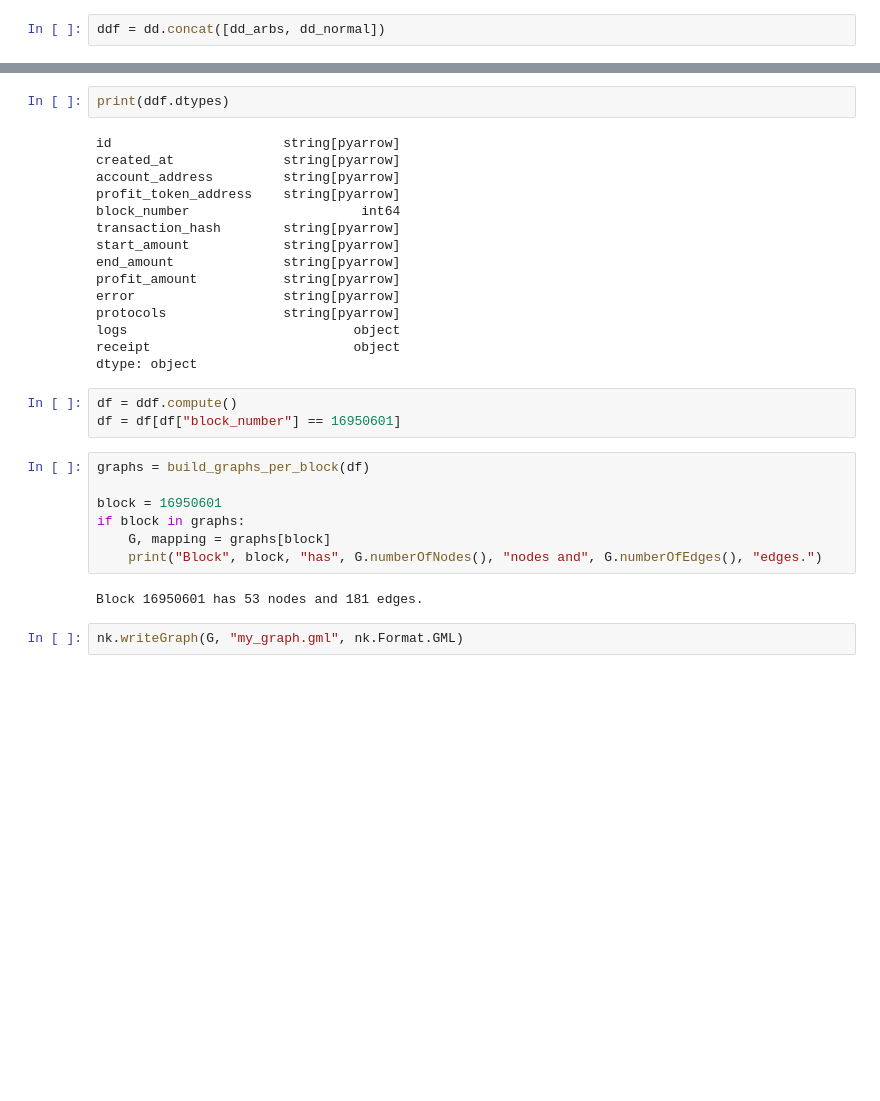
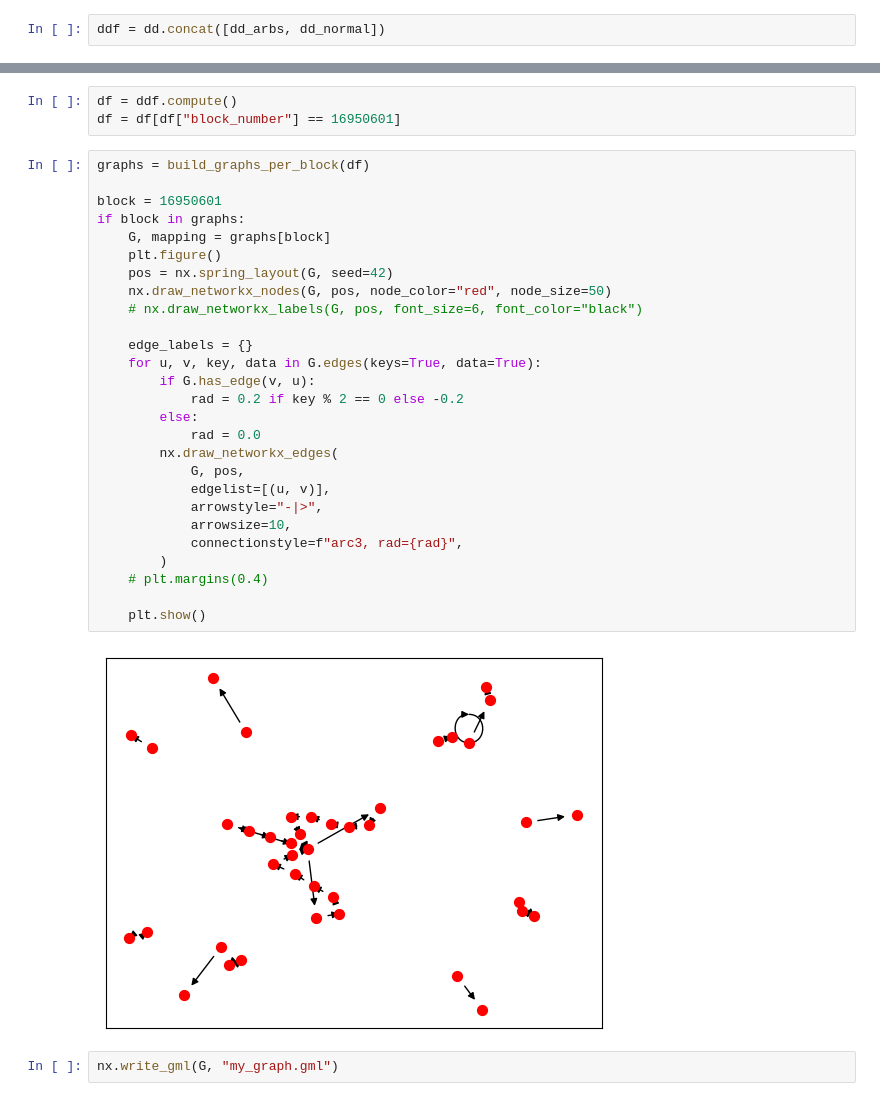
Before and after one commit to liamti5/Graph-Inverse-Reinforcement-Learning-for-MEV-Detection-on-Ethereum, a Jupyter notebook: notebooks/0.02-lte-arbitrages_with_logs.ipynb, the cells around one changed output, grey strips where cells are left out. Cells and saved outputs as stored; diff of their text form; blank space fills up the shorter version.

Commit message:
Graph analysis

```diff
--- a/notebooks/0.02-lte-arbitrages_with_logs.ipynb
+++ b/notebooks/0.02-lte-arbitrages_with_logs.ipynb
@@ -138,34 +120,37 @@ def build_graphs_per_block(df):
         G, mapping = build_graph_for_block(group)
         graphs[block] = (G, mapping)
     return graphs
-# %%
-print(ddf.dtypes)
-# %% [output]
-id                      string[pyarrow]
-created_at              string[pyarrow]
-account_address         string[pyarrow]
-profit_token_address    string[pyarrow]
-block_number                      int64
-transaction_hash        string[pyarrow]
-start_amount            string[pyarrow]
-end_amount              string[pyarrow]
-profit_amount           string[pyarrow]
-error                   string[pyarrow]
-protocols               string[pyarrow]
-logs                             object
-receipt                          object
-dtype: object
 # %%
 df = ddf.compute()
 df = df[df["block_number"] == 16950601]
 # %%
 graphs = build_graphs_per_block(df)
 
 block = 16950601
 if block in graphs:
     G, mapping = graphs[block]
-    print("Block", block, "has", G.numberOfNodes(), "nodes and", G.numberOfEdges(), "edges.")
+    plt.figure()
+    pos = nx.spring_layout(G, seed=42)
+    nx.draw_networkx_nodes(G, pos, node_color="red", node_size=50)
+    # nx.draw_networkx_labels(G, pos, font_size=6, font_color="black")
+
+    edge_labels = {}
+    for u, v, key, data in G.edges(keys=True, data=True):
+        if G.has_edge(v, u):
+            rad = 0.2 if key % 2 == 0 else -0.2
+        else:
+            rad = 0.0
+        nx.draw_networkx_edges(
+            G, pos,
+            edgelist=[(u, v)],
+            arrowstyle="-|>",
+            arrowsize=10,
+            connectionstyle=f"arc3, rad={rad}",
+        )
+    # plt.margins(0.4)
+
+    plt.show()
 # %% [output]
-Block 16950601 has 53 nodes and 181 edges.
+[figure, added]
 # %%
-nk.writeGraph(G, "my_graph.gml", nk.Format.GML)
+nx.write_gml(G, "my_graph.gml")
```
Also changed, not shown: parts of 4 cells of this notebook, 1 other file.
